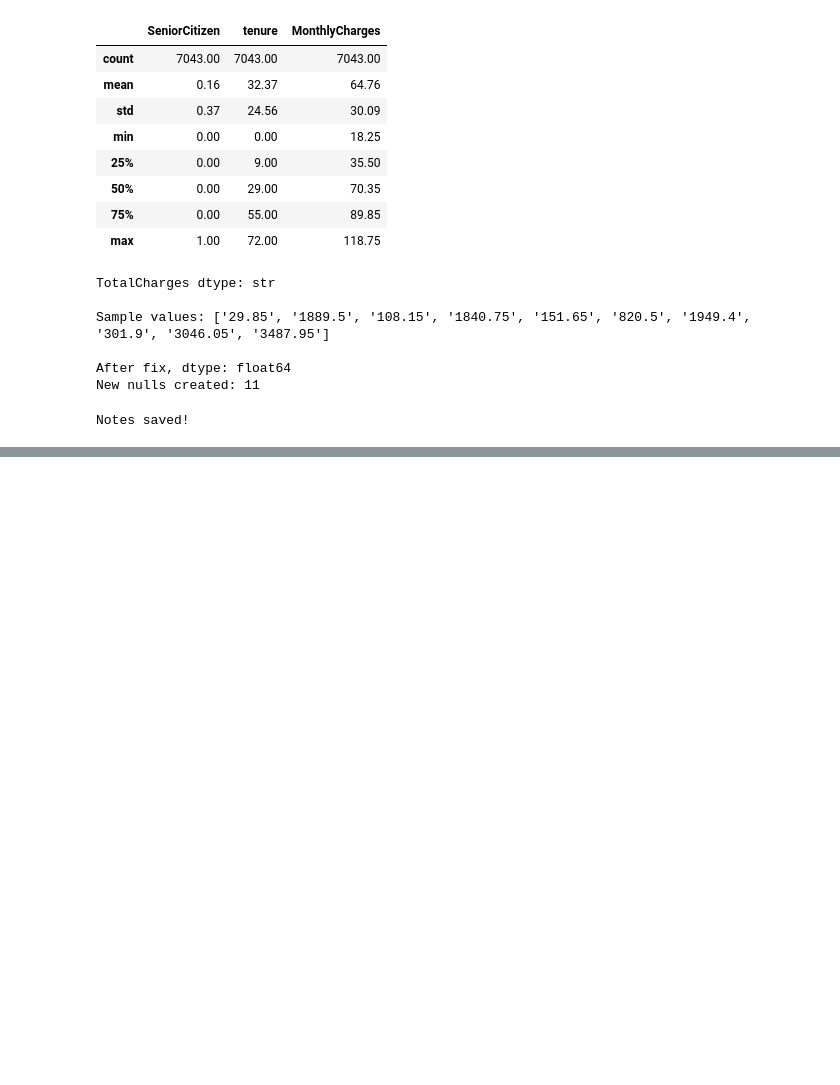
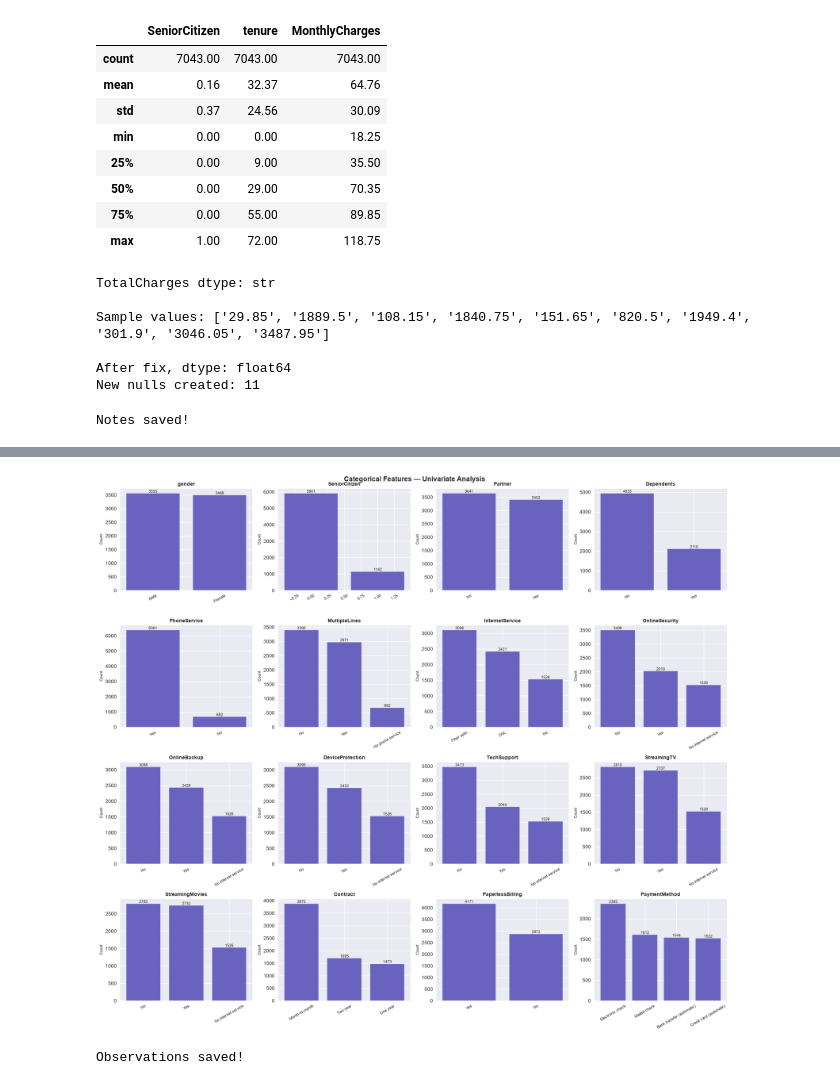
Before and after one commit to Kasak02/churn-predictor, a Jupyter notebook: 02_eda.ipynb, the cells around one changed output, grey strips where cells are left out. Saved outputs shown, nothing was run; the diff lists cells and outputs as text; code cells hidden in the pictures; blank space fills up the shorter version.

```diff
--- a/02_eda.ipynb
+++ b/02_eda.ipynb
@@ -183,0 +263,11 @@ Notes saved!
+# %%
+# Cell 5 — print statistics with business interpretation
+for col in numerical_cols:
+    print(f"\n{'='*40}")
+    print(f"  {col}")
+    print(f"{'='*40}")
+    print(f"  Mean   : {df[col].mean():.2f}")
+    print(f"  Median : {df[col].median():.2f}")
+    print(f"  Min    : {df[col].min():.2f}")
+    print(f"  Max    : {df[col].max():.2f}")
+    print(f"  Std Dev: {df[col].std():.2f}")
@@ -183,0 +292,56 @@ Notes saved!
+# %%
+# Cell 6 — bar charts for all categorical columns
+fig, axes = plt.subplots(4, 4, figsize=(18, 16))
+axes = axes.flatten()
+
+for idx, col in enumerate(categorical_cols):
+    counts = df[col].value_counts()
+    bars = axes[idx].bar(counts.index, counts.values,
+                          color='#534AB7', alpha=0.85, edgecolor='white')
+    axes[idx].bar_label(bars, fmt='%d', fontsize=8)
+    axes[idx].set_title(col, fontweight='bold', fontsize=10)
+    axes[idx].tick_params(axis='x', rotation=30, labelsize=8)
+    axes[idx].set_ylabel('Count', fontsize=8)
+
+# Hide any unused subplots
+for idx in range(len(categorical_cols), len(axes)):
+    axes[idx].set_visible(False)
+
+plt.suptitle('Categorical Features — Univariate Analysis',
+             fontsize=14, fontweight='bold')
+plt.tight_layout()
+plt.savefig('reports/categorical_distributions.png', dpi=150, bbox_inches='tight')
+plt.show()
+# %% [output]
+[figure, added]
+# %%
+# Cell 7 — write your EDA observations
+observations = """
+## Day 3 EDA Observations
+
+### Class Imbalance
+- 73.5% retained, 26.5% churned — 3:1 ratio
+- Will use SMOTE in Week 2 to balance before training
+
+### Numerical Features
+- tenure: Right skewed — many new customers (high churn risk group)
+- MonthlyCharges: Roughly uniform $20-$100, some clustering at low end
+- TotalCharges: Highly right skewed — reflects tenure × monthly charges
+
+### Categorical Features
+- Contract: Most customers are month-to-month (highest churn risk)
+- InternetService: Fibre optic is most common
+- PaymentMethod: Electronic check is most common payment method
+- TechSupport / OnlineSecurity: Majority have No — potential churn driver
+
+### Next Steps (Day 4)
+- Bivariate analysis: each feature vs Churn
+- Find which features most strongly predict churn
+"""
+
+with open('reports/eda_notes.md', 'a' , encoding = "utf-8" ) as f:
+    f.write(observations)
+
+print("Observations saved!")
+# %% [output]
+Observations saved!
```
Also changed, not shown: parts of 4 cells of this notebook, 4 other files.
